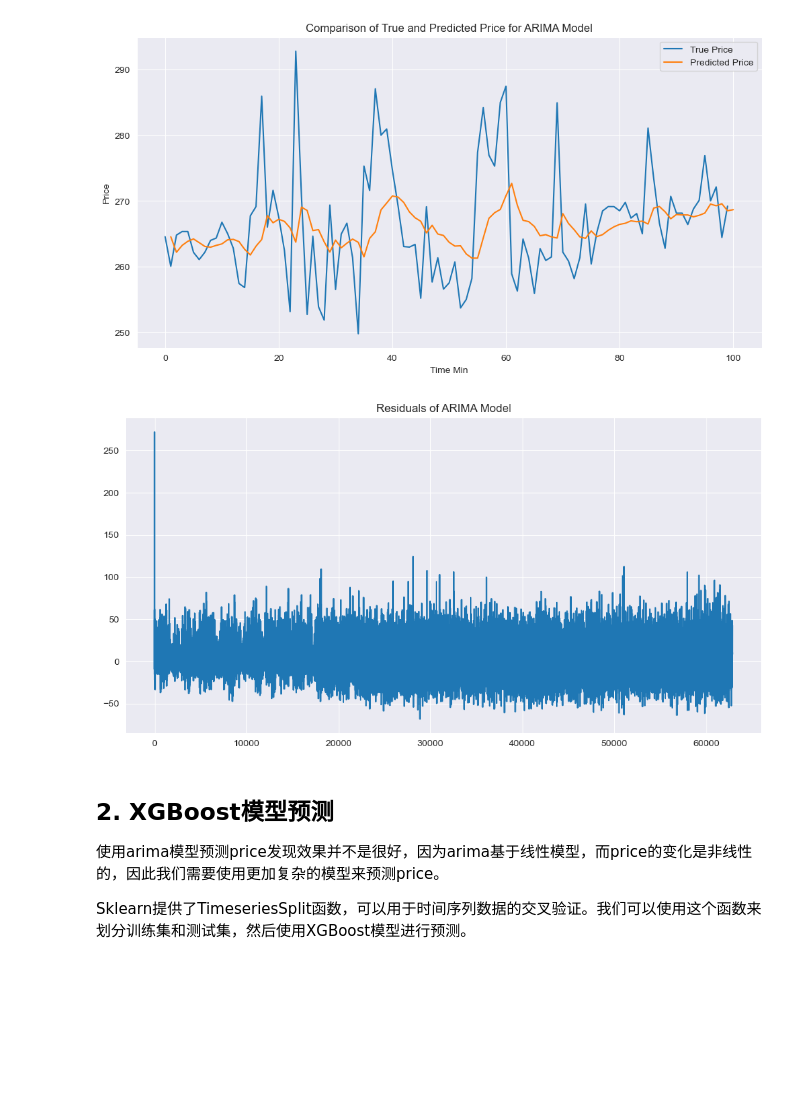
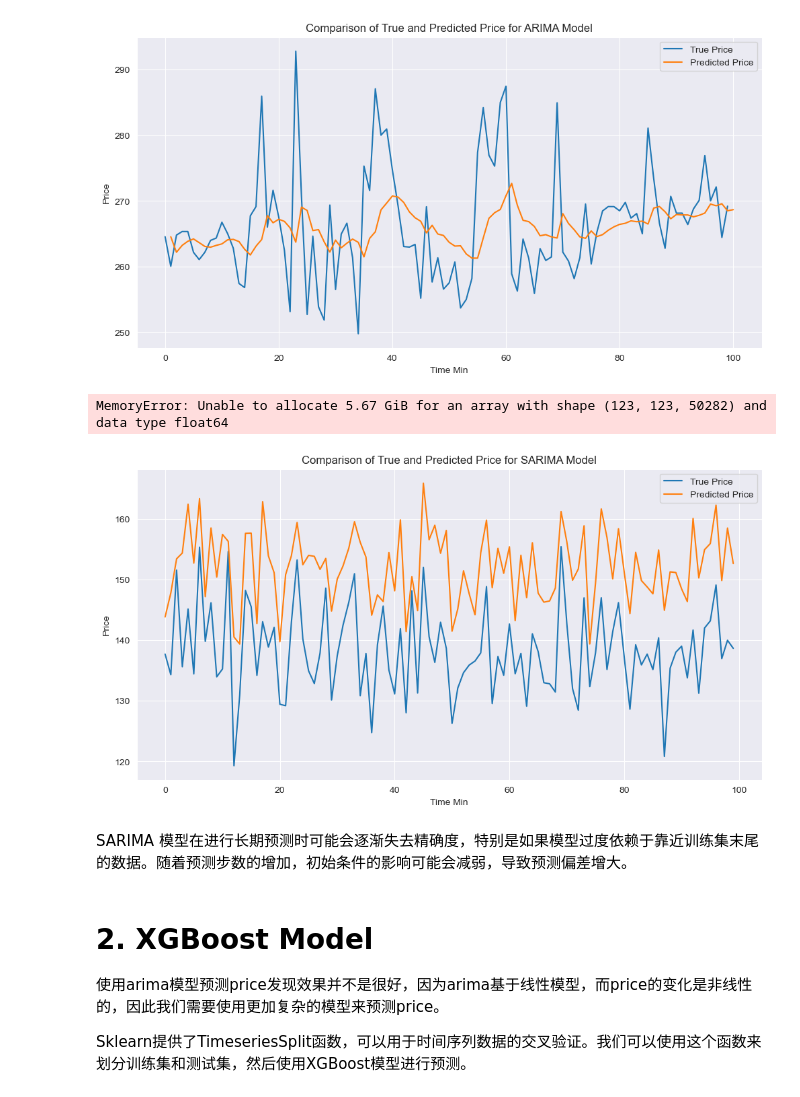
Before and after one commit to UoB-DSMP-2023-24/dsmp-2024-group23, a Jupyter notebook: Final/Modeling/Baseline_models.ipynb, the cells around one changed output. Cells and saved outputs as stored; diff of their text form; code cells hidden in the pictures; blank space fills up the shorter version.

```diff
--- a/Final/Modeling/Baseline_models.ipynb
+++ b/Final/Modeling/Baseline_models.ipynb
@@ -146,17 +229,42 @@ plt.legend()
 plt.show()
 # %% [output]
 [figure]
-# %%
-# 绘制拟合后的残差
-plt.figure(figsize=(12, 6))
-plt.plot(model_fit.resid)
-plt.title('Residuals of ARIMA Model')
-plt.show()
-# %% [output]
-[figure, removed]
+# %%
+# exog means exogenous variables
+model = sm.tsa.SARIMAX(y_train, exog=X_train, order=(2, 1, 0), seasonal_order=(1, 1, 1, 60))  # 季节性参数也需要根据数据调整
+results = model.fit()
+
+# 检查模型摘要
+print(results.summary())
+
+# 进行预测
+pred = results.get_forecast(steps=len(y_test), exog=X_test) # 预测对象
+y_pred_sma = pred.predicted_mean # 预测均值
+
+# 可以比较预测结果和实际数据
+mse = mean_squared_error(y_test, y_pred_sma)
+print("MSE:", mse)
+# %% [output]
+MemoryError: Unable to allocate 5.67 GiB for an array with shape (123, 123, 50282) and data type float64
+# %%
+y_test_values=y_test.values
+y_pred_values=y_pred_sma.values
+
+plt.figure(figsize=(12, 6))
+plt.plot(y_test_values[1000:1100], label='True Price')
+plt.plot(y_pred_values[1000:1100], label='Predicted Price')
+plt.title('Comparison of True and Predicted Price for SARIMA Model')
+plt.xlabel('Time Min')
+plt.ylabel('Price')
+plt.legend()
+plt.show()
+# %% [output]
+[figure, added]
+# %% [markdown]
+SARIMA 模型在进行长期预测时可能会逐渐失去精确度，特别是如果模型过度依赖于靠近训练集末尾的数据。随着预测步数的增加，初始条件的影响可能会减弱，导致预测偏差增大。
 # %% [markdown]
 
-## 2. XGBoost模型预测
+# 2. XGBoost Model
 使用arima模型预测price发现效果并不是很好，因为arima基于线性模型，而price的变化是非线性的，因此我们需要使用更加复杂的模型来预测price。
 
 Sklearn提供了TimeseriesSplit函数，可以用于时间序列数据的交叉验证。我们可以使用这个函数来划分训练集和测试集，然后使用XGBoost模型进行预测。
```
Also changed, not shown: parts of 25 cells of this notebook.
